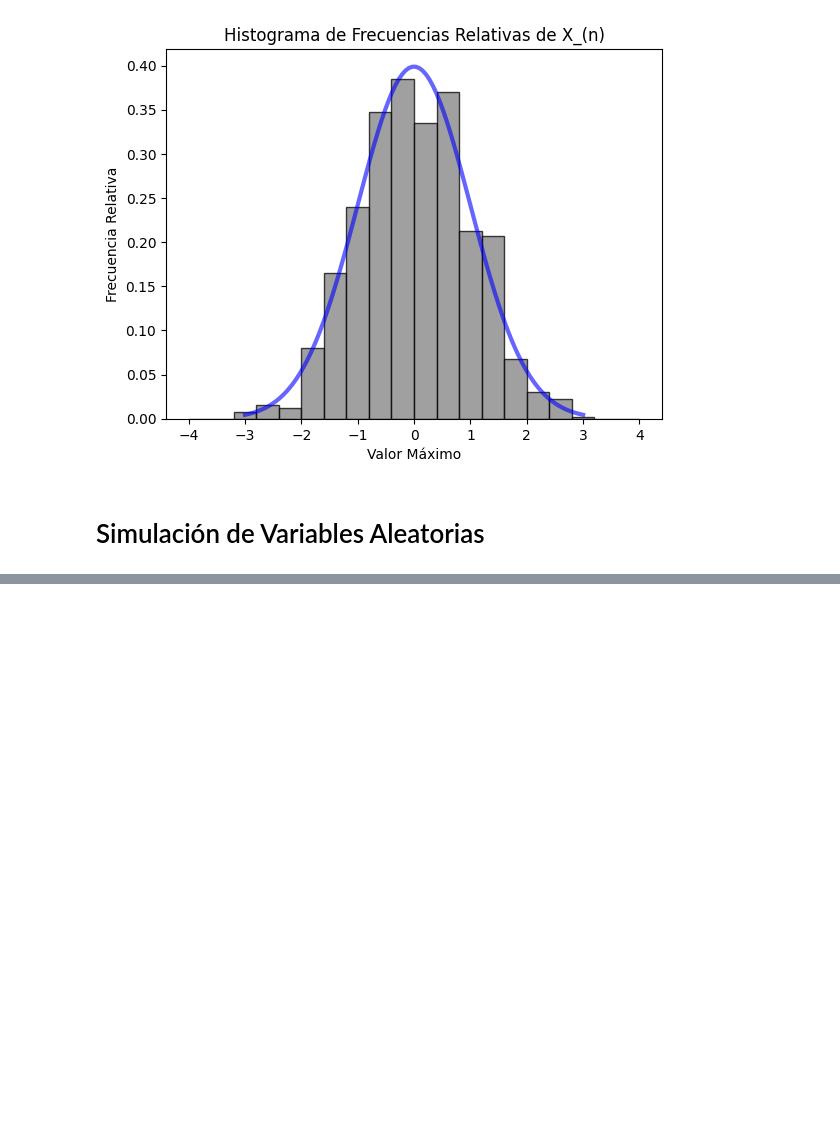
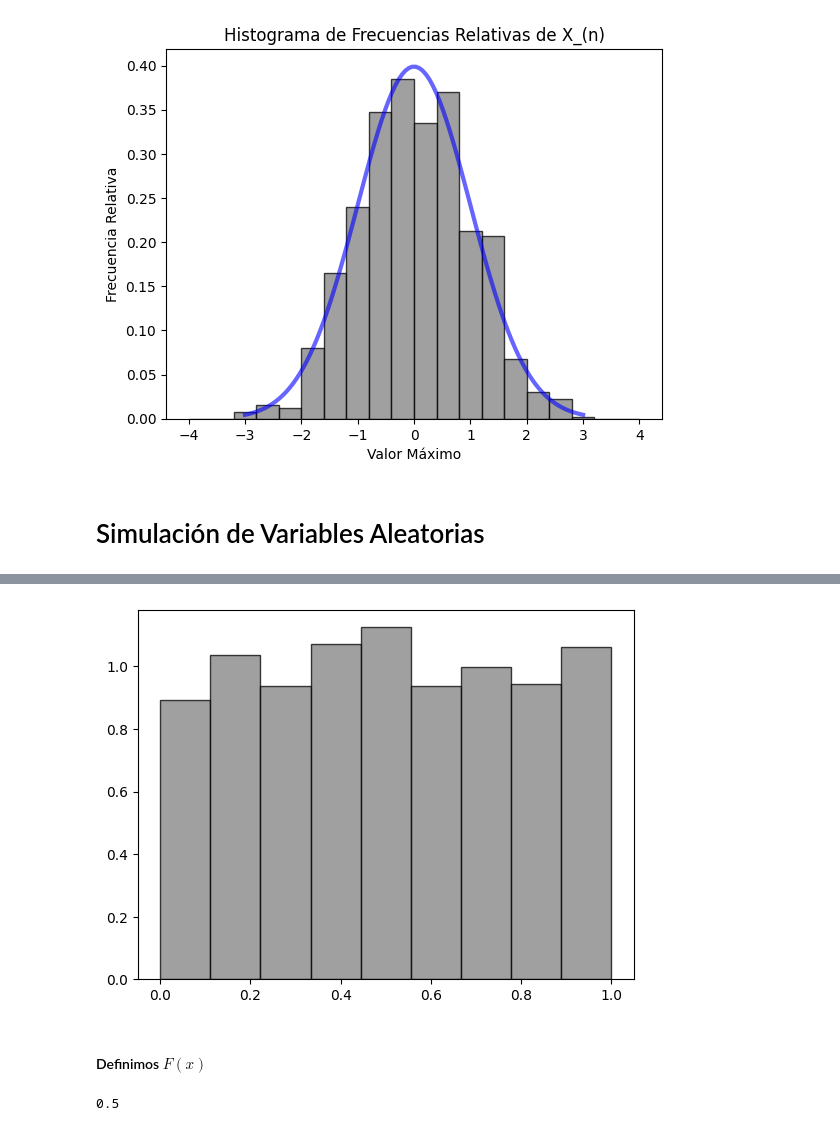
Before and after one commit to leticiaram/Modelos_Estocasticos_2023, a Jupyter notebook: Codigo_1.ipynb, the cells around one changed output, grey strips where cells are left out. Cells and saved outputs as stored; diff of their text form; code cells hidden in the pictures; blank space fills up the shorter version.

```diff
--- a/Codigo_1.ipynb
+++ b/Codigo_1.ipynb
@@ -609,0 +650,9 @@ plt.show()
+# %%
+size = 1000
+simulacion_uniforme = uniform.rvs(size=size)
+plt.hist(simulacion_uniforme, bins=np.linspace(0., 1., 10), range=(-0.1, 1.1), density=True, alpha=0.75, color='grey', edgecolor='black')
+plt.show()
+# %% [output]
+[figure, added]
+# %% [markdown]
+#### Definimos $F(x)$
@@ -609,0 +667,4 @@ plt.show()
+# %%
+triangular_F(0.5)
+# %% [output]
+0.5
```
Also changed, not shown: parts of 40 cells of this notebook.
